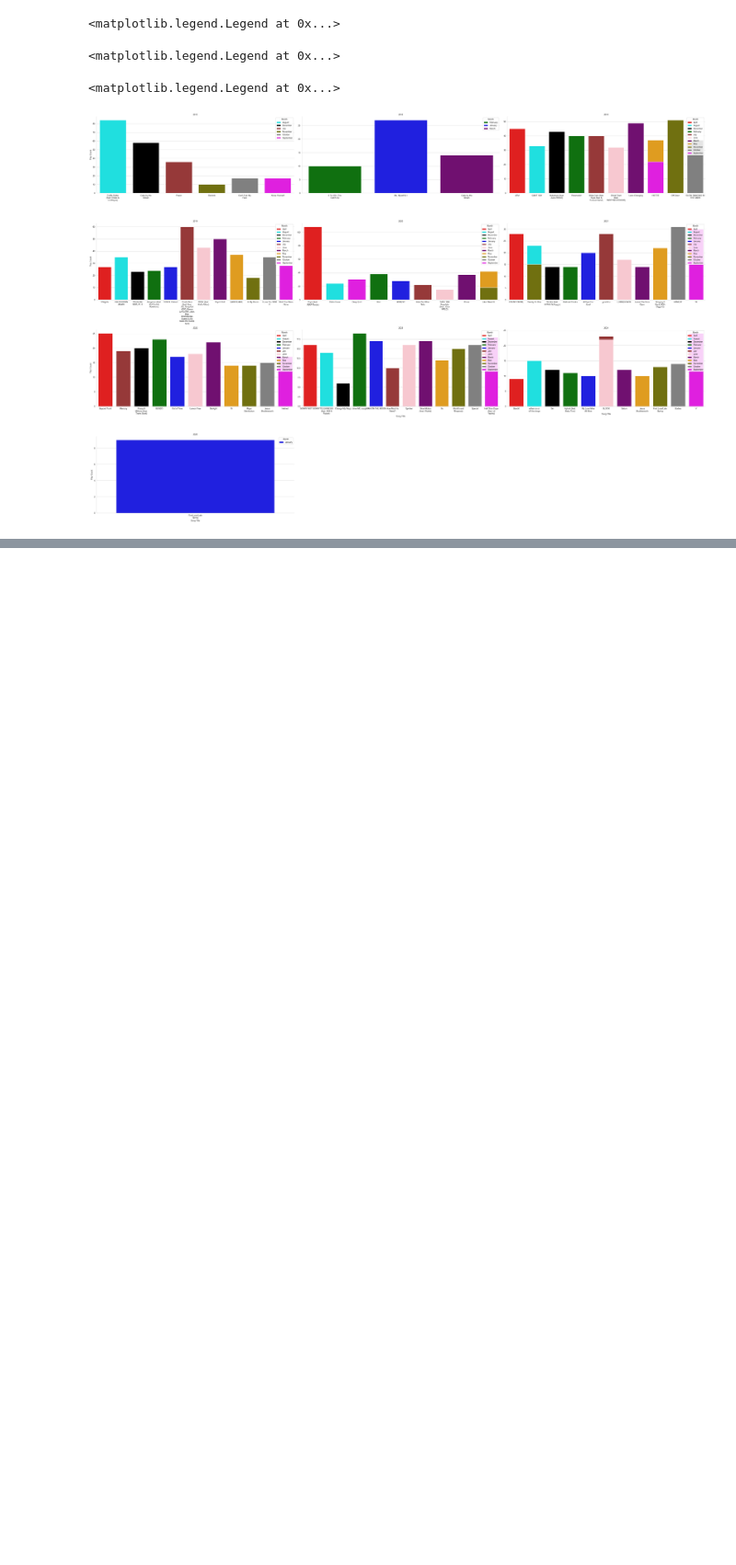
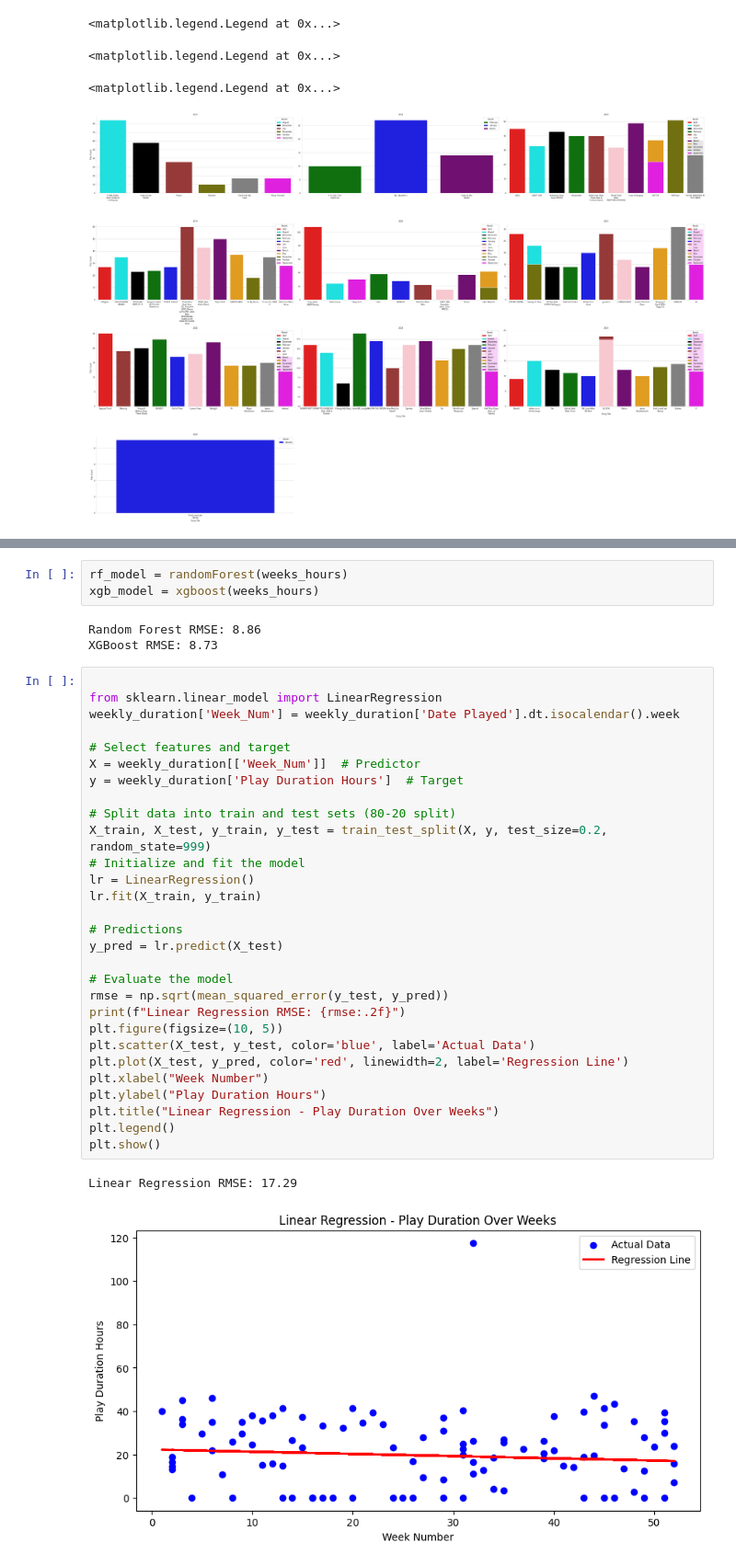
Before and after one commit to kurt-jr/Genius, a Jupyter notebook: AppleMusic.ipynb, the cells around one changed output, grey strips where cells are left out. Shown at 92% size. Cells and saved outputs as stored; diff of their text form; blank space fills up the shorter version.

Commit message:
tried some modeling

```diff
--- a/AppleMusic.ipynb
+++ b/AppleMusic.ipynb
@@ -552,0 +586,38 @@ plt.show()
+# %%
+rf_model = randomForest(weeks_hours)
+xgb_model = xgboost(weeks_hours)
+# %% [output]
+Random Forest RMSE: 8.86
+XGBoost RMSE: 8.73
+# %%
+
+from sklearn.linear_model import LinearRegression
+weekly_duration['Week_Num'] = weekly_duration['Date Played'].dt.isocalendar().week
+
+# Select features and target
+X = weekly_duration[['Week_Num']]  # Predictor
+y = weekly_duration['Play Duration Hours']  # Target
+
+# Split data into train and test sets (80-20 split)
+X_train, X_test, y_train, y_test = train_test_split(X, y, test_size=0.2, random_state=999)
+# Initialize and fit the model
+lr = LinearRegression()
+lr.fit(X_train, y_train)
+
+# Predictions
+y_pred = lr.predict(X_test)
+
+# Evaluate the model
+rmse = np.sqrt(mean_squared_error(y_test, y_pred))
+print(f"Linear Regression RMSE: {rmse:.2f}")
+plt.figure(figsize=(10, 5))
+plt.scatter(X_test, y_test, color='blue', label='Actual Data')
+plt.plot(X_test, y_pred, color='red', linewidth=2, label='Regression Line')
+plt.xlabel("Week Number")
+plt.ylabel("Play Duration Hours")
+plt.title("Linear Regression - Play Duration Over Weeks")
+plt.legend()
+plt.show()
+# %% [output]
+Linear Regression RMSE: 17.29
+[figure, added]
```
Also changed, not shown: parts of 16 cells of this notebook.
